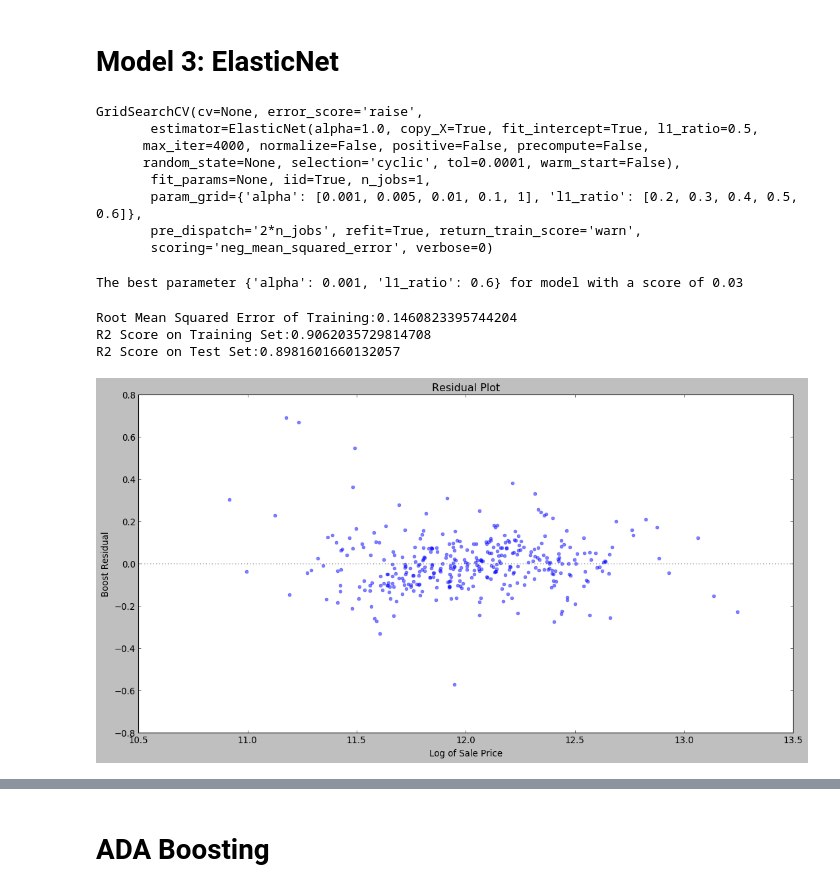
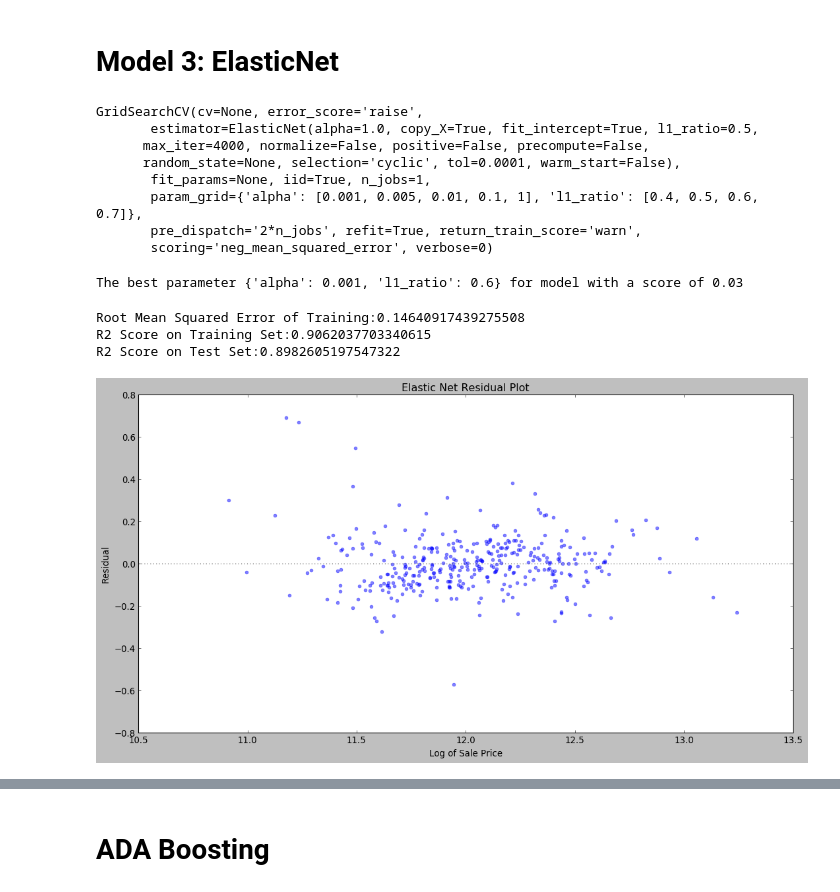
Before and after one commit to lmomoh91/HomeSalePriceAnalysis, a Jupyter notebook: FinalCap2code.ipynb, the cells around one changed output, grey strips where cells are left out. Drawn from its saved outputs; the diff is of its cells as text; code cells hidden in the pictures.

```diff
--- a/FinalCap2code.ipynb
+++ b/FinalCap2code.ipynb
@@ -537,12 +538,6 @@ objs = train.select_dtypes('object').columns
 print('Shape training data: {}'.format(train.shape))
 # %% [output]
 Shape training data: (1460, 63)
-# %%
-#Create new variable 'TotalSF':
-train['TotalSF'] = train['TotalBsmtSF'] + train['1stFlrSF'] + train['2ndFlrSF']
-test['TotalSF'] = test['TotalBsmtSF'] + test['1stFlrSF'] + test['2ndFlrSF']
-train = train.drop(['TotalBsmtSF','1stFlrSF','2ndFlrSF'], axis=1)
-test = test.drop(['TotalBsmtSF','1stFlrSF','2ndFlrSF'], axis=1)
 # %%
 X = train.reset_index(drop=True).drop(['SalePrice','MoSold', 'YrSold'], axis=1)
 y = np.log(train.SalePrice)
@@ -789,7 +793,7 @@ model_elastic = ElasticNet()
 # %%
 # Use GridSearhcv to find best Params:
 alphas = [.001,.005,.01,.1,1]
-l1 = [.2,.3,.4, .5, .6]
+l1 = [.4, .5, .6, .7]
 
 param_grid = dict(alpha=alphas, l1_ratio=l1)
 egrid = GridSearchCV(ElasticNet(max_iter=4000), param_grid=param_grid, scoring='neg_mean_squared_error')
@@ -800,7 +804,7 @@ GridSearchCV(cv=None, error_score='raise',
       max_iter=4000, normalize=False, positive=False, precompute=False,
       random_state=None, selection='cyclic', tol=0.0001, warm_start=False),
        fit_params=None, iid=True, n_jobs=1,
-       param_grid={'alpha': [0.001, 0.005, 0.01, 0.1, 1], 'l1_ratio': [0.2, 0.3, 0.4, 0.5, 0.6]},
+       param_grid={'alpha': [0.001, 0.005, 0.01, 0.1, 1], 'l1_ratio': [0.4, 0.5, 0.6, 0.7]},
        pre_dispatch='2*n_jobs', refit=True, return_train_score='warn',
        scoring='neg_mean_squared_error', verbose=0)
 # %%
@@ -818,24 +822,24 @@ print('Root Mean Squared Error of Training:{}'.format(rmse_cv(model_elastic).mea
 print('R2 Score on Training Set:{}'.format(model_elastic.score(LX_train, Ly_train)))
 print('R2 Score on Test Set:{}'.format(model_elastic.score(LX_test, Ly_test)))
 # %% [output]
-Root Mean Squared Error of Training:0.1460823395744204
-R2 Score on Training Set:0.9062035729814708
-R2 Score on Test Set:0.8981601660132057
+Root Mean Squared Error of Training:0.14640917439275508
+R2 Score on Training Set:0.9062037703340615
+R2 Score on Test Set:0.8982605197547322
 # %%
 # model prediction:
 pred3 = model_elastic.predict(LX_test)
 # %%
 #Make Residual plt:
 plt.rcParams['figure.figsize'] = (16.0, 8.0)
 resid =  pred3 - Ly_test
 sns.residplot(pred3, resid, scatter_kws={'alpha': 0.5},
               line_kws={'color': 'red', 'lw': 1, 'alpha': 0.8})
-plt.ylabel('Boost Residual')
+plt.ylabel('Residual')
 plt.xlabel('Log of Sale Price')
-plt.title('Residual Plot')
+plt.title('Elastic Net Residual Plot')
 plt.show()
 # %% [output]
-[figure, old version]
+[figure, new version]
 # %%
 # View Coefficient:
 coef = pd.Series(model_elastic.coef_, index = LX_train.columns)
```
Also changed, not shown: parts of 36 cells of this notebook.
